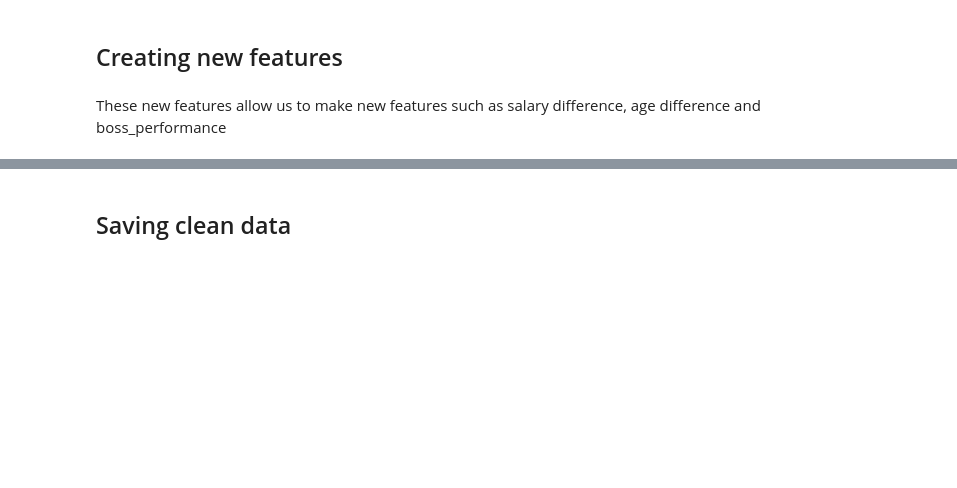
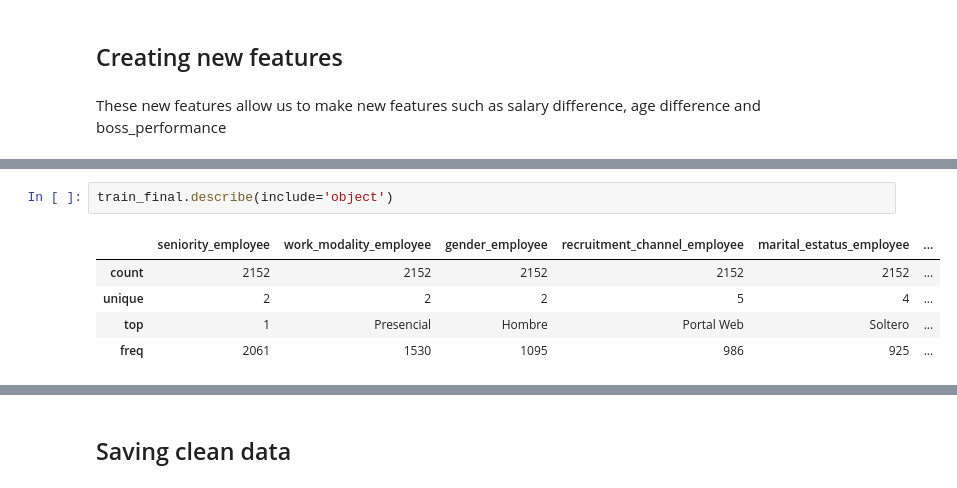
Before and after one commit to Wiferpagri/High-Performance-Employee-Resign-Prediction, a Jupyter notebook: notebooks/1.0-wfp-etl-process.ipynb, the cells around one changed output, grey strips where cells are left out. Cells and saved outputs as stored; diff of their text form; blank space fills up the shorter version.

```diff
--- a/notebooks/1.0-wfp-etl-process.ipynb
+++ b/notebooks/1.0-wfp-etl-process.ipynb
@@ -709,3 +746,11 @@ memory usage: 468.0+ KB
+# %%
+train_final.describe(include='object')
+# %% [output]
+|  | seniority_employee | work_modality_employee | gender_employee | recruitment_channel_employee | marital_estatus_employee | ... |
+| count | 2152 | 2152 | 2152 | 2152 | 2152 | ... |
+| unique | 2 | 2 | 2 | 5 | 4 | ... |
+| top | 1 | Presencial | Hombre | Portal Web | Soltero | ... |
+| freq | 2061 | 1530 | 1095 | 986 | 925 | ... |
 # %%
 test_final.info()
 # %% [output]
```
Also changed, not shown: parts of 16 cells of this notebook, 2 other files.
